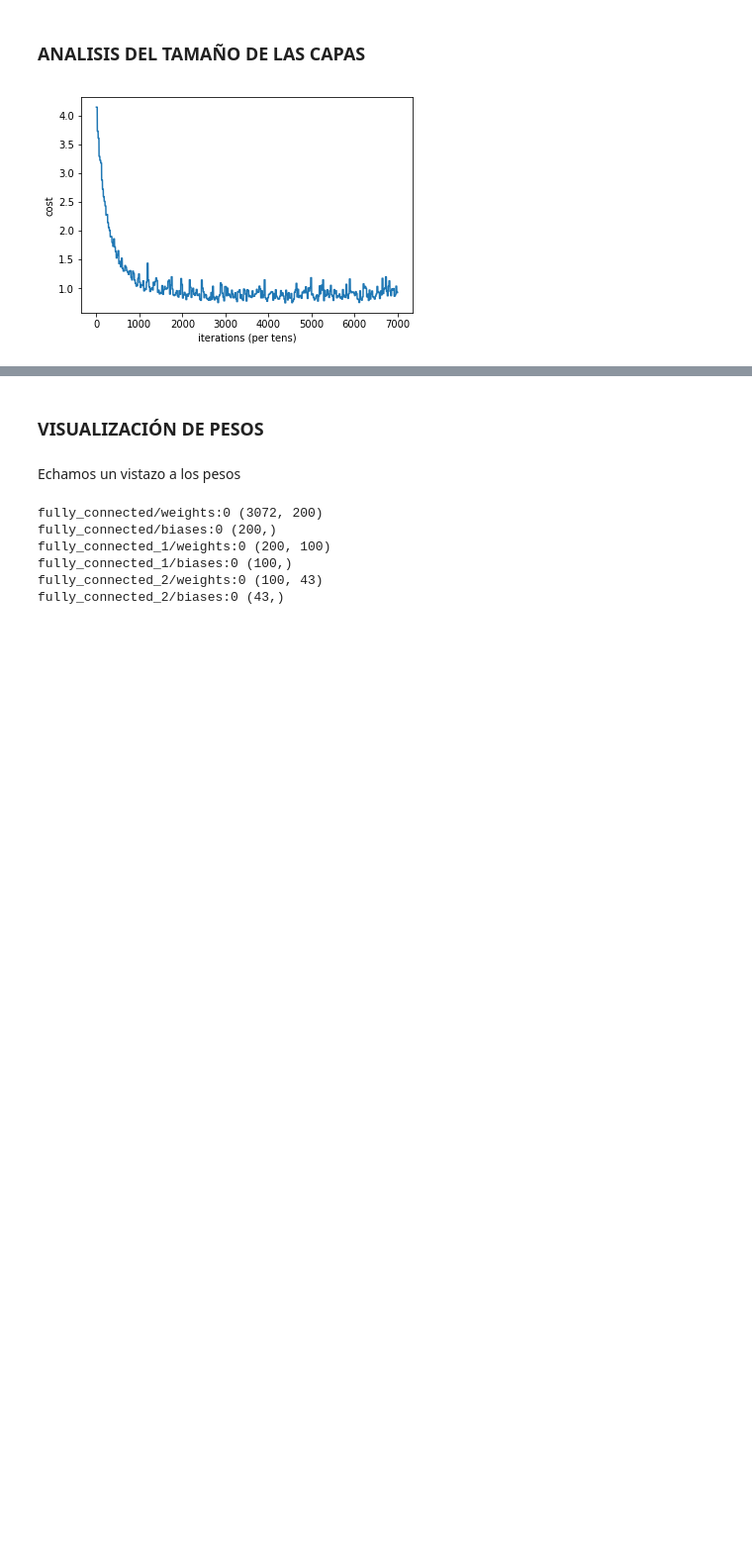
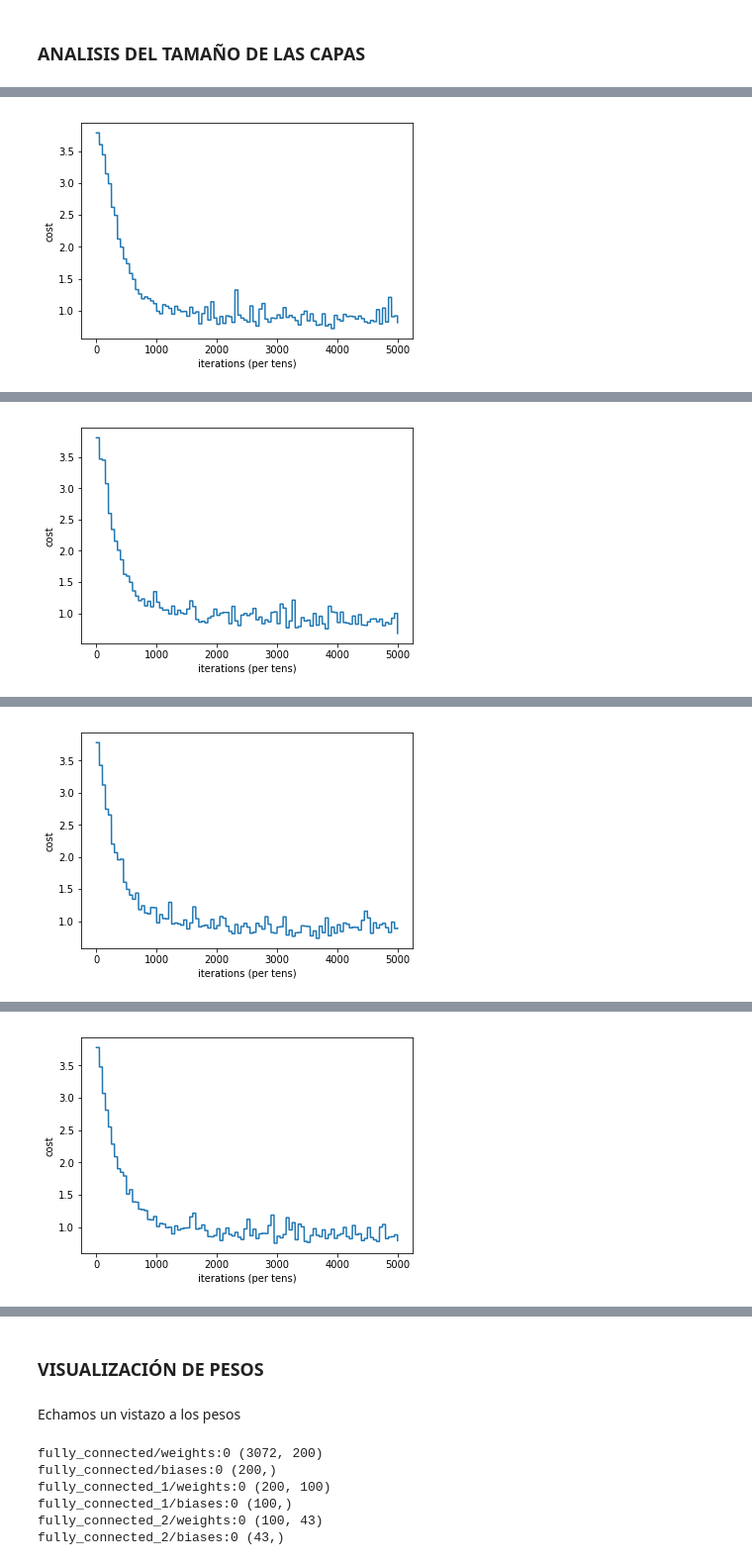
Before and after one commit to Isidrecc/Traffic-sign-recognition, a Jupyter notebook: MODELO 3.ipynb, the cells around one changed output, grey strips where cells are left out. Shown at 99% size. Cells and saved outputs as stored; diff of their text form; code cells hidden in the pictures; blank space fills up the shorter version.

```diff
--- a/MODELO 3.ipynb
+++ b/MODELO 3.ipynb
@@ -222,15 +222,15 @@ def evaluate(model, train_images, test_images, train_labels, test_labels, step,
     #accuracy=np.sum(labels == predicted)/labels.shape[0]
     if imprimir == True:
         print("{:4}, Loss: {:.3f}  Train accuracy: {:.3f}".format(step,loss_train, accuracy_train))
-        print("{:4}, Loss: {:.3f}  Test accuracy: {:.3f}".format(step ,loss_test, accuracy_test))
+        #print("{:4}, Loss: {:.3f}  Test accuracy: {:.3f}".format(step ,loss_test, accuracy_test))
 
-    return loss_test
+    return loss_train
 
 def train_minibatch(model, images, labels, test_images, test_labels, train_counts, imprimir=True):
     #Training loop
     costs = []
     for i in range(train_counts):
-        if i % 300 == 0:
+        if i % 50 == 0:
             lossvalue = evaluate(model, images, test_images, labels, test_labels, model.session.run(model.global_step),imprimir)
         # ??? improve picking batches
         costs.append(lossvalue)
@@ -244,16 +244,13 @@ def train_minibatch(model, images, labels, test_images, test_labels, train_count
     costs.append(lossvalue)
 
     #if imprimir == True:
-        # plot the cost
-        #plt.plot(np.squeeze(costs))
-        #plt.ylabel('cost')
-        #plt.xlabel('iterations (per tens)')
-        #plt.show()
+        #plot the cost
+    #    plt.plot(np.squeeze(costs))
+    #    plt.ylabel('cost')
+    #    plt.xlabel('iterations (per tens)')
+    #    plt.show()
+
+    return costs
-# %%
-m3=Model3(200,100,62)
-train_minibatch(m3, X_train_orig, Y_train_orig, X_test_orig, Y_test_orig, 7000, imprimir=True)
-# %% [output]
-[figure, removed]
 # %%
 INTENTOS=[]
 for i in range(23):
@@ -272,3 +269,20 @@ for i in range(23):
                                        {m3.images: X_test_orig, m3.labels:Y_test_orig})
             accuracy=np.sum(Y_test_orig == y_pred)/Y_test_orig.shape[0]
             INTENTOS.append([n1,n2,n3,accuracy,y_pred])
+# %%
+RESULTADOS=[]
+for i in range(11):
+    n1=300-i*10
+    for j in range(15):
+        n2=200-j*10
+        n3=43
+        print("***INTENTO ",i,",",j,"***")
+        print("n1: ",n1)
+        print("n2: ",n2)
+        print("n3: ",n3)
+        m3 = Model3(n1,n2,n3)
+        train_minibatch(m3, X_train_orig, Y_train_orig, X_test_orig, Y_test_orig, 5000, True)
+        y_pred,loss = m3.session.run([m3.predicted_labels, m3.loss],{m3.images: X_test_orig, m3.labels:Y_test_orig})
+        acc=np.sum(Y_test_orig == y_pred)/Y_test_orig.shape[0]
+        RESULTADOS.append([n1,n2,n3,acc,y_pred,loss])
+# %% [output]
@@ -274,0 +306 @@ for i in range(23):
+[figure, added]
@@ -274,0 +324 @@ for i in range(23):
+[figure, added]
@@ -274,0 +342 @@ for i in range(23):
+[figure, added]
@@ -274,0 +360 @@ for i in range(23):
+[figure, added]
```
Also changed, not shown: parts of 9 cells of this notebook, 5 other files.
